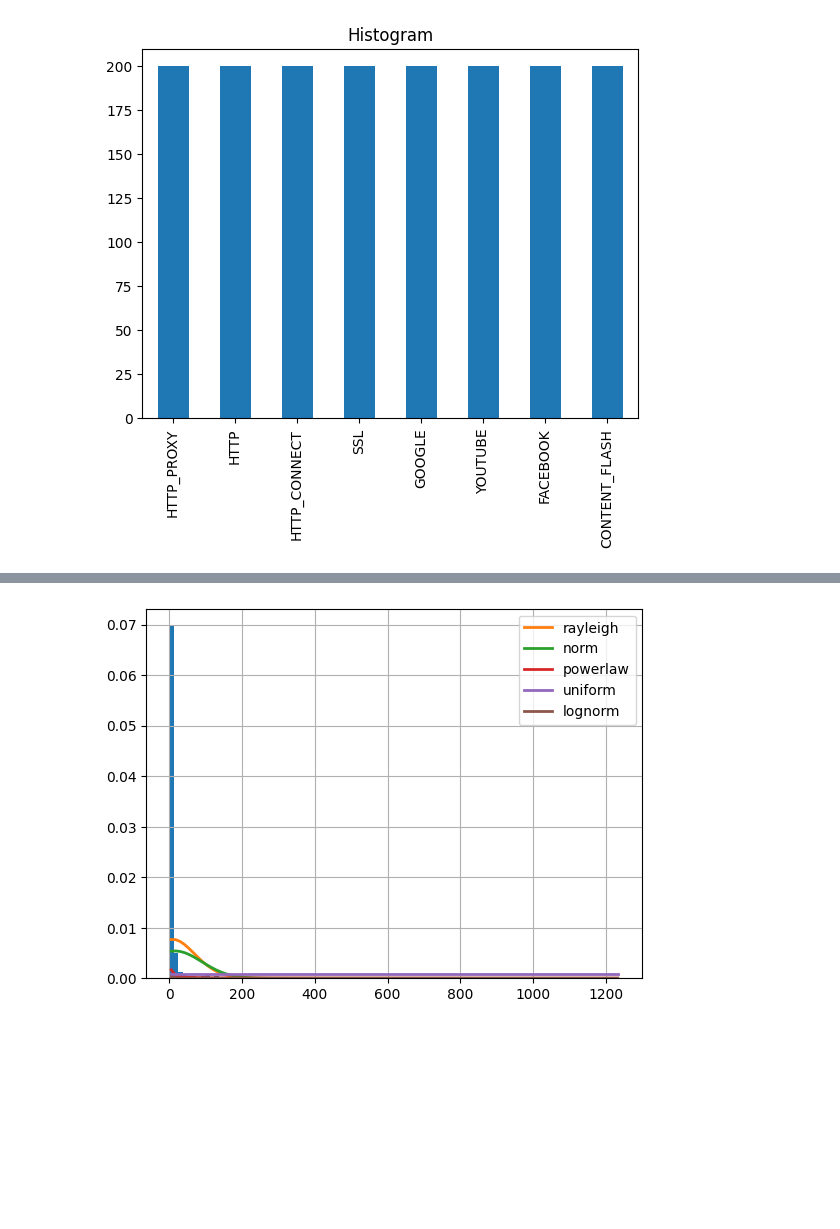
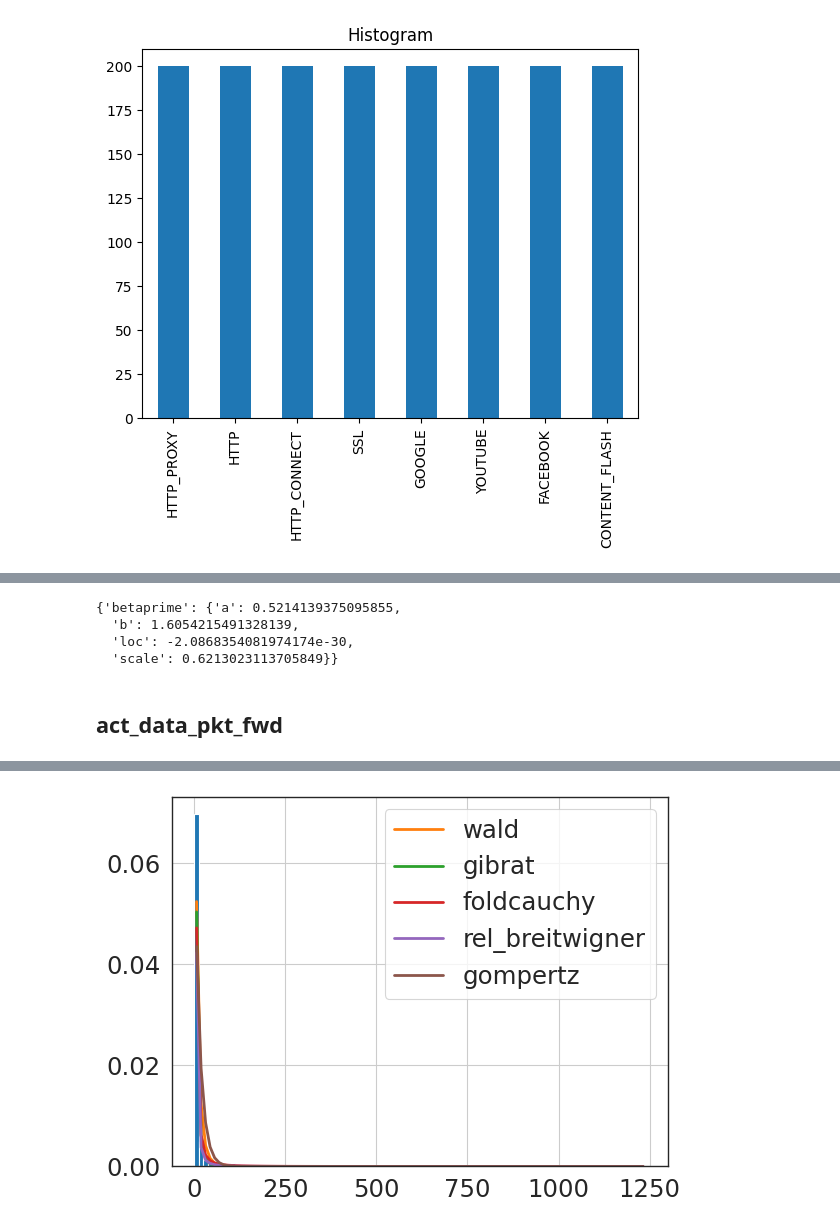
Before and after one commit to Noob919/ResearchProject, a Jupyter notebook: Distribution.ipynb, the cells around one changed output, grey strips where cells are left out. Cells and saved outputs as stored; diff of their text form; code cells hidden in the pictures; blank space fills up the shorter version.

Commit message:
add distributions and data generation

```diff
--- a/Distribution.ipynb
+++ b/Distribution.ipynb
@@ -168,0 +252,6 @@ get_common_distributions()
+# %%
+f = Fitter(iot1_dataframe['Total.Length.of.Bwd.Packets'],
+           distributions= get_distributions())
+f.fit()
+pd.options.display.float_format = '{:.16f}'.format
+f.summary()
@@ -168,0 +295,6 @@ get_common_distributions()
+# %%
+f = Fitter(iot1_dataframe['Fwd.IAT.Min'],
+           distributions= get_distributions())
+f.fit()
+pd.options.display.float_format = '{:.16f}'.format
+f.summary()
@@ -168,0 +334,6 @@ get_common_distributions()
+# %%
+f = Fitter(iot1_dataframe['Bwd.IAT.Total'],
+           distributions= get_distributions())
+f.fit()
+pd.options.display.float_format = '{:.16f}'.format
+f.summary()
@@ -168,0 +373,6 @@ get_common_distributions()
+# %%
+f = Fitter(iot1_dataframe['Down.Up.Ratio'],
+           distributions= get_distributions())
+f.fit()
+pd.options.display.float_format = '{:.16f}'.format
+f.summary()
@@ -169,11 +401,15 @@ get_common_distributions()
+# %%
+f.get_best(method = 'sumsquare_error')
+# %% [output]
+{'betaprime': {'a': 0.5214139375095855,
+  'b': 1.6054215491328139,
+  'loc': -2.0868354081974174e-30,
+  'scale': 0.6213023113705849}}
+# %% [markdown]
+## **act_data_pkt_fwd**
 # %%
 f = Fitter(iot1_dataframe['act_data_pkt_fwd'],
-           distributions= ['gamma',
- 'lognorm',
- 'norm',
- 'powerlaw',
- 'rayleigh',
- 'uniform'])
+           distributions= get_distributions())
 f.fit()
 pd.options.display.float_format = '{:.16f}'.format
 f.summary()
@@ -187 +440 @@ f.summary()
-[figure, old version]
+[figure, new version]
```
Also changed, not shown: parts of 52 cells of this notebook.
